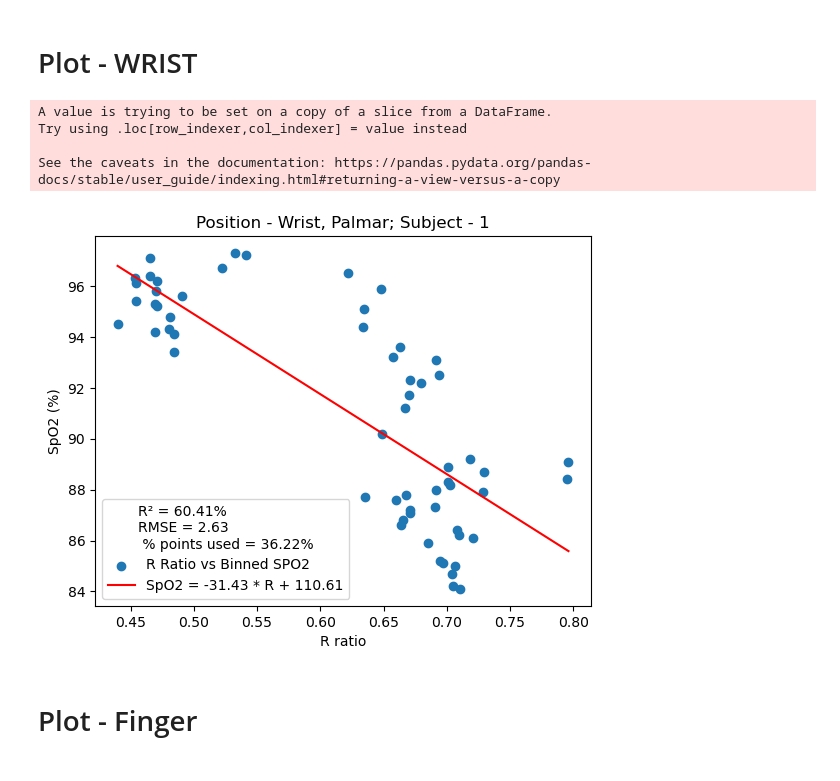
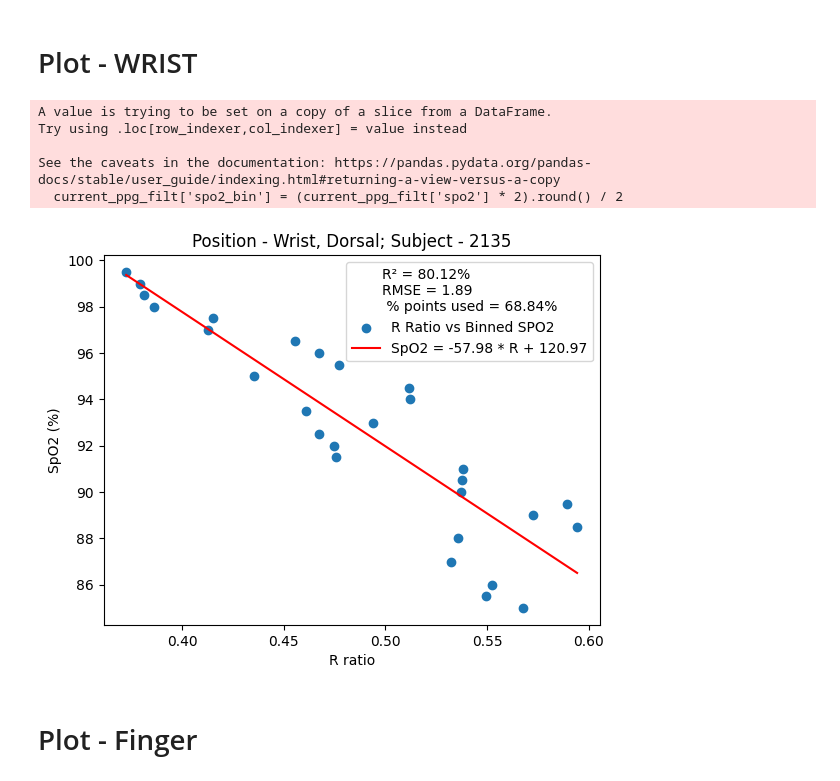
Before and after one commit to HopeAmanda/biopoint-o2-calibration, a Jupyter notebook: Blood_Oxygen_Sat_Present_WithSpO2.ipynb, the cells around one changed output. Saved outputs shown, nothing was run; the diff lists cells and outputs as text; code cells hidden in the pictures.

```diff
--- a/Blood_Oxygen_Sat_Present_WithSpO2.ipynb
+++ b/Blood_Oxygen_Sat_Present_WithSpO2.ipynb
@@ -565,24 +565,24 @@ for i in range(len(ppg_files)):
     df_ppg_trimmed = df_ppg.iloc[:n]
     spo2_trimmed = spo2_downsampled[:n]
 
-    #if i  == 0 or i == 2:
-    def normalize(x):
-        return (x - np.mean(x)) / np.std(x)
-    corr = correlate(normalize(spo2_trimmed), normalize(df_ppg_trimmed['r_ratio']), mode='full')
-    best_lag = np.argmin(corr) - (len(df_ppg_trimmed) - 1)
+    if i != 2:
+        def normalize(x):
+            return (x - np.mean(x)) / np.std(x)
+        corr = correlate(normalize(spo2_trimmed), normalize(df_ppg_trimmed['r_ratio']), mode='full')
+        best_lag = np.argmin(corr) - (len(df_ppg_trimmed) - 1)
 
-    ##Cross correlate to align signals to one another
-    if best_lag > 0:
-        spo2_aligned   = spo2_trimmed[best_lag:]
-        df_ppg_aligned = df_ppg_trimmed.iloc[:len(spo2_aligned)]
+        ##Cross correlate to align signals to one another
+        if best_lag > 0:
+            spo2_aligned   = spo2_trimmed[best_lag:]
+            df_ppg_aligned = df_ppg_trimmed.iloc[:len(spo2_aligned)]
+        else:
+            df_ppg_aligned    = df_ppg_trimmed.iloc[-best_lag:]
+            spo2_aligned   = spo2_trimmed[:len(df_ppg_aligned)]
+        df_ppg_aligned['spo2'] = spo2_aligned
+        df_ppgs.append(df_ppg_aligned)
     else:
-        df_ppg_aligned    = df_ppg_trimmed.iloc[-best_lag:]
-        spo2_aligned   = spo2_trimmed[:len(df_ppg_aligned)]
-    df_ppg_aligned['spo2'] = spo2_aligned
-    df_ppgs.append(df_ppg_aligned)
-    # else:
-    #     df_ppg_trimmed['spo2'] = spo2_trimmed
-    #     df_ppgs.append(df_ppg_trimmed)
+        df_ppg_trimmed['spo2'] = spo2_trimmed
+        df_ppgs.append(df_ppg_trimmed)
 # %% [output]
 A value is trying to be set on a copy of a slice from a DataFrame.
 Try using .loc[row_indexer,col_indexer] = value instead
@@ -604,7 +602,7 @@ See the caveats in the documentation: https://pandas.pydata.org/pandas-docs/stab
 # %% [markdown]
 ## Plot - GENERAL
 # %%
-current_ppg = df_ppgs[3]
+current_ppg = df_ppgs[1]
 
 #mins = 4
 #start = current_ppg['datetime'].iloc[0]
@@ -662,48 +664,49 @@ fig = plot_n_signals('Pulses', time, signals, yaxis_labels, masks= masks , color
 # %%
-current_ppg_filt = current_ppg[(current_ppg['HR_quality_r'] == 1) &  (current_ppg['spo2'] > 70 ) & (current_ppg['spo2'] < 100 )& (current_ppg['r_ratio_quality'])]
-current_ppg_filt['spo2_bin'] = current_ppg_filt['spo2'].round(1)
+current_ppg_filt = current_ppg[(current_ppg['HR_quality_r'] == 1) & (current_ppg['HR_quality_ir'] == 1) & (current_ppg['spo2'] > 70 ) & (current_ppg['spo2'] < 100 )& (current_ppg['r_ratio_quality'])]
+current_ppg_filt['spo2_bin'] = (current_ppg_filt['spo2'] * 2).round() / 2
 calibration_grouped = (
     current_ppg_filt
     .groupby('spo2_bin')['r_ratio']
     .median()
     .reset_index()
 )
-calibration_grouped = calibration_grouped
+#calibration_grouped = calibration_grouped[calibration_grouped['spo2_bin'] >=85]
 # %% [output]
 A value is trying to be set on a copy of a slice from a DataFrame.
 Try using .loc[row_indexer,col_indexer] = value instead
 
 See the caveats in the documentation: https://pandas.pydata.org/pandas-docs/stable/user_guide/indexing.html#returning-a-view-versus-a-copy
+  current_ppg_filt['spo2_bin'] = (current_ppg_filt['spo2'] * 2).round() / 2
 # %%
 # fit
 coeffs = np.polyfit(calibration_grouped['r_ratio'], calibration_grouped['spo2_bin'], deg=1)
 a, b = coeffs
 
 # plot
 x = np.linspace(calibration_grouped['r_ratio'].min(), calibration_grouped['r_ratio'].max(), 100)
 y = np.polyval(coeffs, x)
 
 #Get standard error and RMSE
 y_pred = np.polyval(coeffs, calibration_grouped['r_ratio'])
 ss_res = np.sum((calibration_grouped['spo2_bin'] - y_pred)**2)
 ss_tot = np.sum((calibration_grouped['spo2_bin'] - np.mean(calibration_grouped['spo2_bin']))**2)
 
 n = len(calibration_grouped)
 rmse = np.sqrt(ss_res / n)
 r2 = (1 - (ss_res / ss_tot))*100
 
 # Percent points useable
 points_used = (len(current_ppg_filt)/ len(current_ppg))*100
 
 plt.scatter(calibration_grouped['r_ratio'], calibration_grouped['spo2_bin'], label='R Ratio vs Binned SPO2')
 plt.plot(x, y, color='red', label=f'SpO2 = {a:.2f} * R + {b:.2f}')
 plt.xlabel('R ratio')
 plt.ylabel('SpO2 (%)')
 plt.legend(title=f'R² = {r2:.2f}%\nRMSE = {rmse:.2f}\n % points used = {points_used:.2f}%')
-plt.title('Position - Wrist, Palmar; Subject - 1')
+plt.title('Position - Wrist, Dorsal; Subject - 2135')
 plt.show()
 # %% [output]
-[figure, old version]
+[figure, new version]
 # %% [markdown]
 # Plot - Finger
 # %%
```
Also changed, not shown: parts of 9 cells of this notebook.
